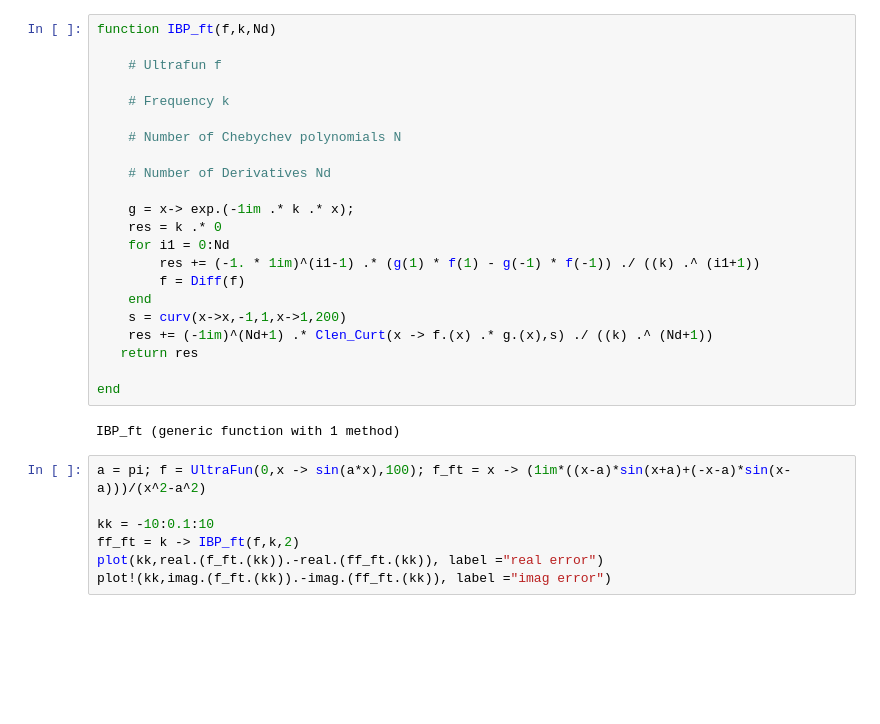
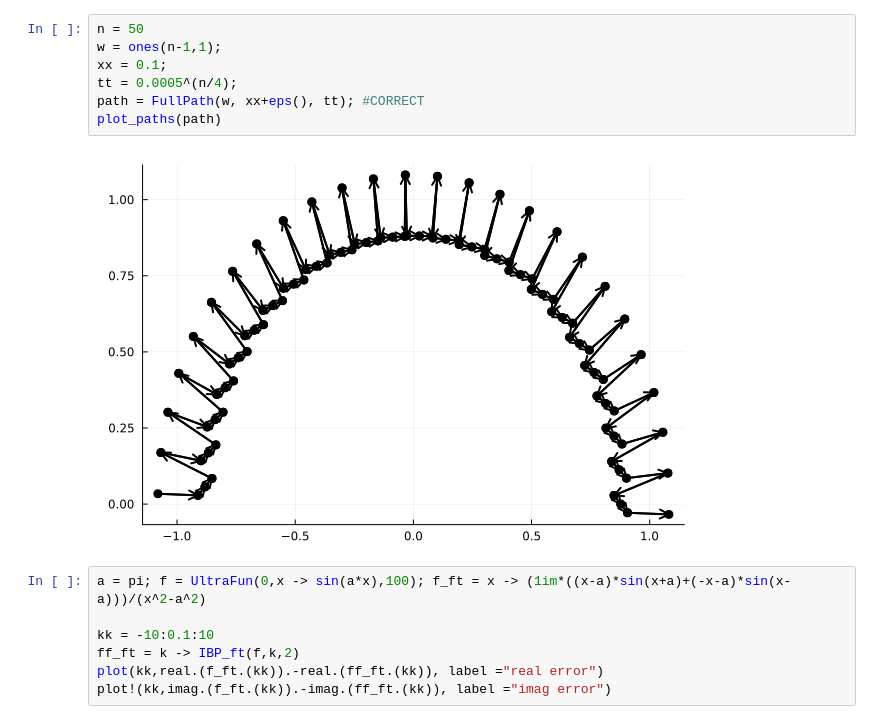
Before and after one commit to WietseVaes/NUTM-timestep, a Jupyter notebook: Code/Old tests.ipynb, the cells around one changed output. Saved outputs shown, nothing was run; the diff lists cells and outputs as text; blank space fills up the shorter version.

```diff
--- a/Code/Old tests.ipynb
+++ b/Code/Old tests.ipynb
@@ -6,27 +6,12 @@ int_err_plot (generic function with 2 methods)
 # %%
-function IBP_ft(f,k,Nd)
-
-    # Ultrafun f
-
-    # Frequency k
-
-    # Number of Chebychev polynomials N
-
-    # Number of Derivatives Nd
-
-    g = x-> exp.(-1im .* k .* x);
-    res = k .* 0
-    for i1 = 0:Nd
-        res += (-1. * 1im)^(i1-1) .* (g(1) * f(1) - g(-1) * f(-1)) ./ ((k) .^ (i1+1))
-        f = Diff(f)
-    end
-    s = curv(x->x,-1,1,x->1,200)
-    res += (-1im)^(Nd+1) .* Clen_Curt(x -> f.(x) .* g.(x),s) ./ ((k) .^ (Nd+1))
-   return res
-
-end
+n = 50
+w = ones(n-1,1);
+xx = 0.1;
+tt = 0.0005^(n/4);
+path = FullPath(w, xx+eps(), tt); #CORRECT
+plot_paths(path)
 # %% [output]
-IBP_ft (generic function with 1 method)
+[figure, added]
 # %%
 a = pi; f = UltraFun(0,x -> sin(a*x),100); f_ft = x -> (1im*((x-a)*sin(x+a)+(-x-a)*sin(x-a)))/(x^2-a^2)
 
```
Also changed, not shown: parts of 3 cells of this notebook, 4 other files.
